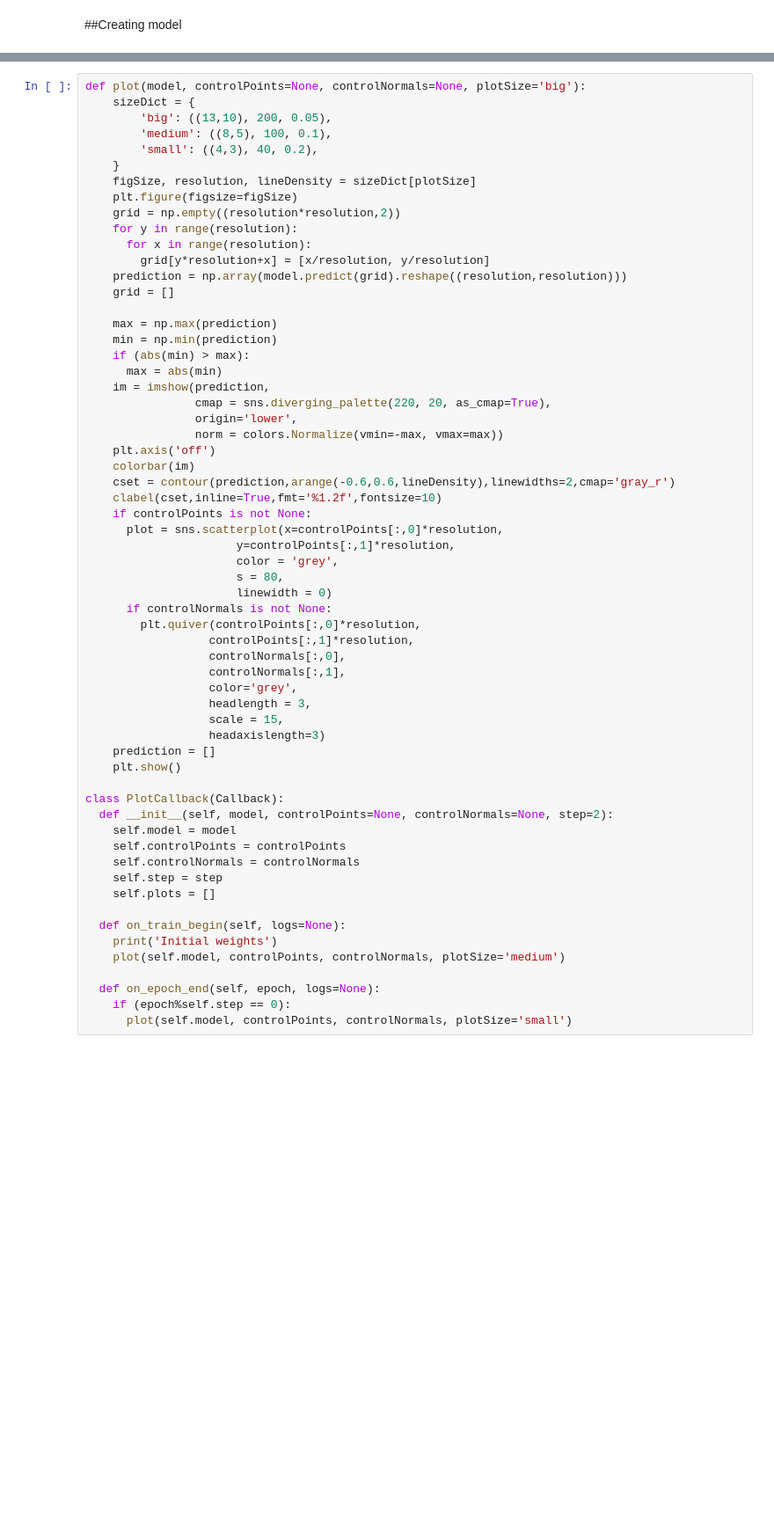
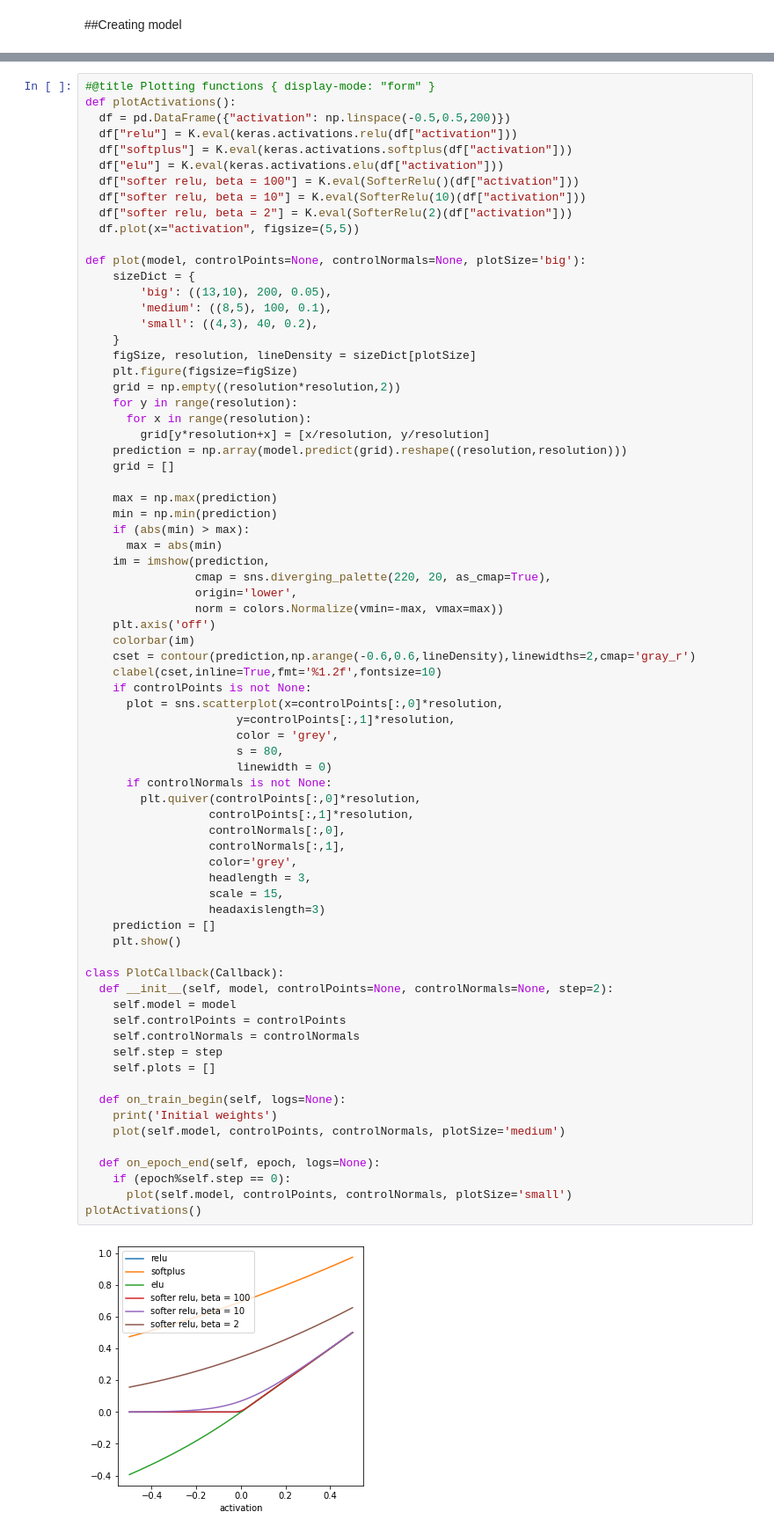
Before and after one commit to Egoago/Onlab, a Jupyter notebook: Önlab.ipynb, the cells around one changed output, grey strips where cells are left out. Shown at 88% size. Drawn from its saved outputs; the diff is of its cells as text; blank space fills up the shorter version.

Commit message:
Parameterization and SofterRelu

```diff
--- a/Önlab.ipynb
+++ b/Önlab.ipynb
@@ -199,4 +228,15 @@ Trainable variables: 357
 # %%
+#@title Plotting functions { display-mode: "form" }
+def plotActivations():
+  df = pd.DataFrame({"activation": np.linspace(-0.5,0.5,200)})
+  df["relu"] = K.eval(keras.activations.relu(df["activation"]))
+  df["softplus"] = K.eval(keras.activations.softplus(df["activation"]))
+  df["elu"] = K.eval(keras.activations.elu(df["activation"]))
+  df["softer relu, beta = 100"] = K.eval(SofterRelu()(df["activation"]))
+  df["softer relu, beta = 10"] = K.eval(SofterRelu(10)(df["activation"]))
+  df["softer relu, beta = 2"] = K.eval(SofterRelu(2)(df["activation"]))
+  df.plot(x="activation", figsize=(5,5))
+
 def plot(model, controlPoints=None, controlNormals=None, plotSize='big'):
     sizeDict = {
         'big': ((13,10), 200, 0.05),
@@ -222,7 +262,7 @@ def plot(model, controlPoints=None, controlNormals=None, plotSize='big'):
                 norm = colors.Normalize(vmin=-max, vmax=max))
     plt.axis('off')
     colorbar(im)
-    cset = contour(prediction,arange(-0.6,0.6,lineDensity),linewidths=2,cmap='gray_r')
+    cset = contour(prediction,np.arange(-0.6,0.6,lineDensity),linewidths=2,cmap='gray_r')
     clabel(cset,inline=True,fmt='%1.2f',fontsize=10)
     if controlPoints is not None:
       plot = sns.scatterplot(x=controlPoints[:,0]*resolution,
@@ -230,30 +270,33 @@ def plot(model, controlPoints=None, controlNormals=None, plotSize='big'):
                       color = 'grey',
                       s = 80,
                       linewidth = 0)
       if controlNormals is not None:
         plt.quiver(controlPoints[:,0]*resolution,
                   controlPoints[:,1]*resolution,
                   controlNormals[:,0],
                   controlNormals[:,1],
                   color='grey',
                   headlength = 3,
                   scale = 15,
                   headaxislength=3)
     prediction = []
     plt.show()
 
 class PlotCallback(Callback):
   def __init__(self, model, controlPoints=None, controlNormals=None, step=2):
     self.model = model
     self.controlPoints = controlPoints
     self.controlNormals = controlNormals
     self.step = step
     self.plots = []
 
   def on_train_begin(self, logs=None):
     print('Initial weights')
     plot(self.model, controlPoints, controlNormals, plotSize='medium')
 
   def on_epoch_end(self, epoch, logs=None):
     if (epoch%self.step == 0):
       plot(self.model, controlPoints, controlNormals, plotSize='small')
+plotActivations()
+# %% [output]
+[figure, added]
```
Also changed, not shown: parts of 18 cells of this notebook.
